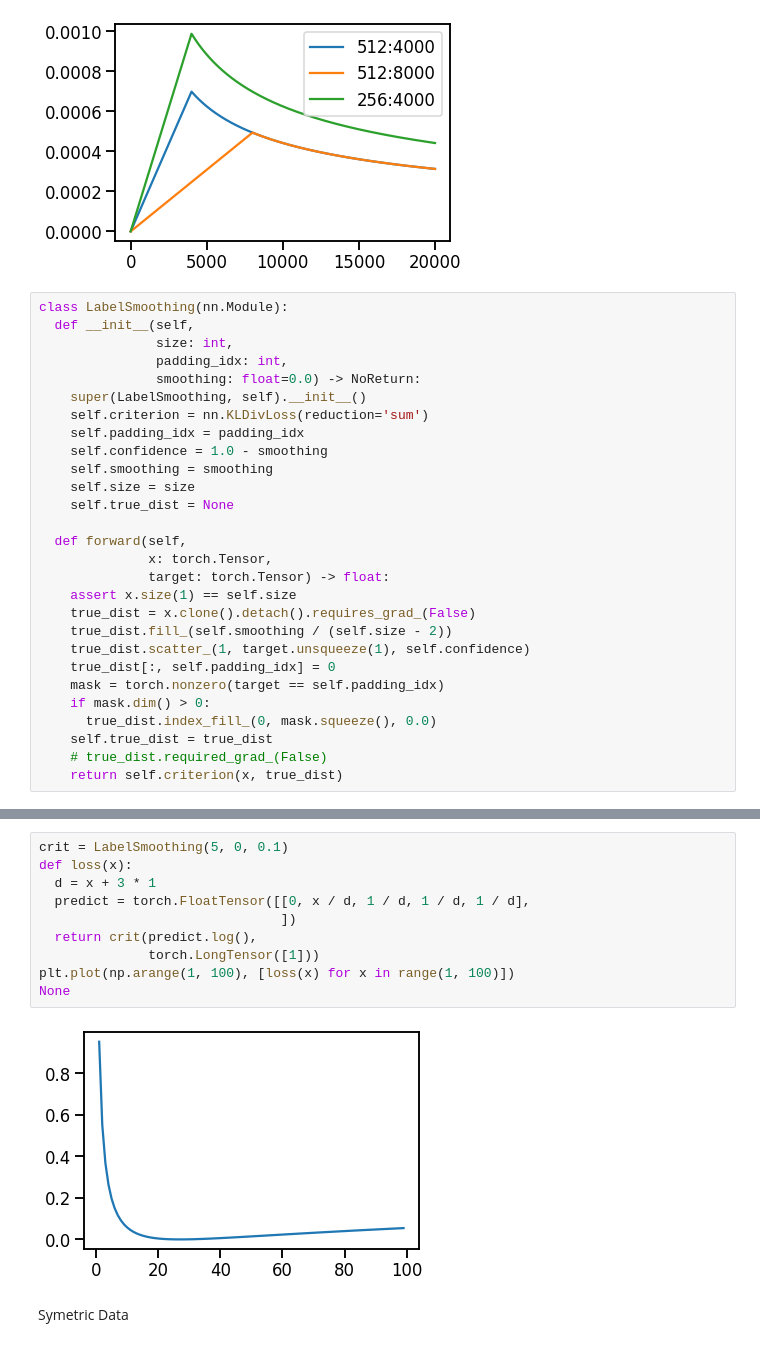
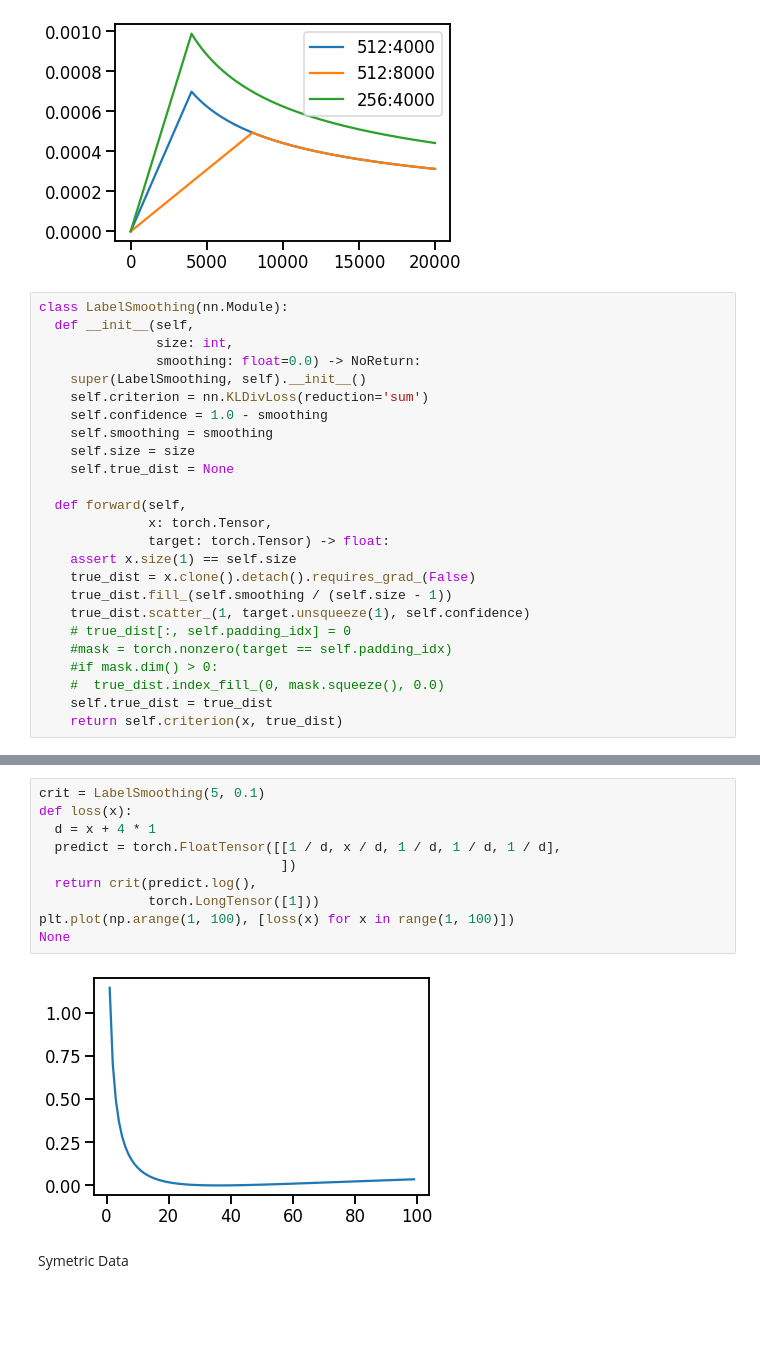
Before and after one commit to bwade9090/economyNLP, a Jupyter notebook: AttentionNSI Training.ipynb, the cells around one changed output, grey strips where cells are left out. Drawn from its saved outputs; the diff is of its cells as text; blank space fills up the shorter version.

```diff
--- a/AttentionNSI Training.ipynb
+++ b/AttentionNSI Training.ipynb
@@ -431,11 +436,9 @@ None
 class LabelSmoothing(nn.Module):
   def __init__(self,
                size: int,
-               padding_idx: int,
                smoothing: float=0.0) -> NoReturn:
     super(LabelSmoothing, self).__init__()
     self.criterion = nn.KLDivLoss(reduction='sum')
-    self.padding_idx = padding_idx
     self.confidence = 1.0 - smoothing
     self.smoothing = smoothing
     self.size = size
@@ -446,13 +449,12 @@ class LabelSmoothing(nn.Module):
               target: torch.Tensor) -> float:
     assert x.size(1) == self.size
     true_dist = x.clone().detach().requires_grad_(False)
-    true_dist.fill_(self.smoothing / (self.size - 2))
+    true_dist.fill_(self.smoothing / (self.size - 1))
     true_dist.scatter_(1, target.unsqueeze(1), self.confidence)
-    true_dist[:, self.padding_idx] = 0
-    mask = torch.nonzero(target == self.padding_idx)
-    if mask.dim() > 0:
-      true_dist.index_fill_(0, mask.squeeze(), 0.0)
+    # true_dist[:, self.padding_idx] = 0
+    #mask = torch.nonzero(target == self.padding_idx)
+    #if mask.dim() > 0:
+    #  true_dist.index_fill_(0, mask.squeeze(), 0.0)
     self.true_dist = true_dist
-    # true_dist.required_grad_(False)
     return self.criterion(x, true_dist)
 # %%
@@ -475,15 +477,15 @@ tensor([[0.0000, 0.1333, 0.6000, 0.1333, 0.1333],
 # %%
-crit = LabelSmoothing(5, 0, 0.1)
+crit = LabelSmoothing(5, 0.1)
 def loss(x):
-  d = x + 3 * 1
-  predict = torch.FloatTensor([[0, x / d, 1 / d, 1 / d, 1 / d],
+  d = x + 4 * 1
+  predict = torch.FloatTensor([[1 / d, x / d, 1 / d, 1 / d, 1 / d],
                                ])
   return crit(predict.log(),
               torch.LongTensor([1]))
 plt.plot(np.arange(1, 100), [loss(x) for x in range(1, 100)])
 None
 # %% [output]
-[figure, old version]
+[figure, new version]
 # %% [markdown]
 Symetric Data
 # %%
```
Also changed, not shown: parts of 26 cells of this notebook, 3 other files.
